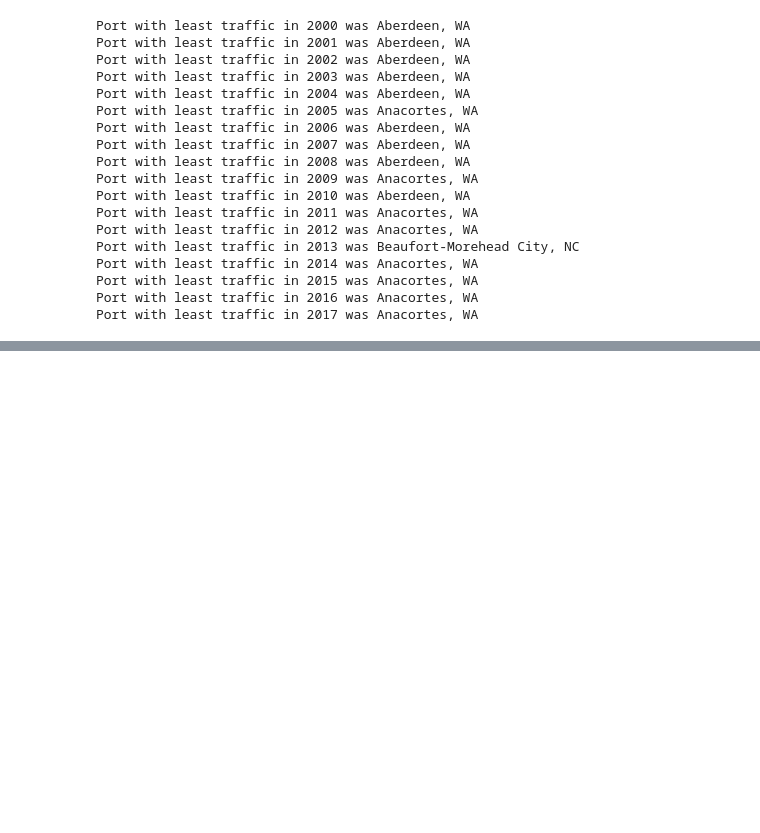
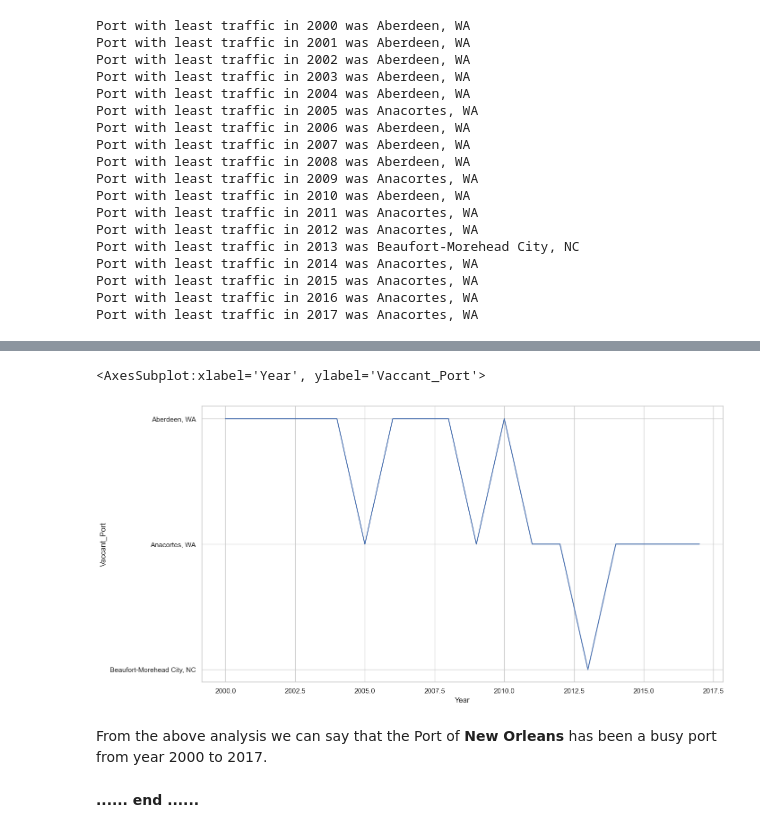
Before and after one commit to gezish/create_sense, a Jupyter notebook: Visualization-EDA.ipynb, the cells around one changed output, grey strips where cells are left out. Saved outputs shown, nothing was run; the diff lists cells and outputs as text; code cells hidden in the pictures; blank space fills up the shorter version.

```diff
--- a/Visualization-EDA.ipynb
+++ b/Visualization-EDA.ipynb
@@ -203,0 +227,11 @@ AttributeError: 'function' object has no attribute 'sum'
+# %%
+sns.set_theme(style="whitegrid")
+plt.figure(figsize = (15,8))
+sns.lineplot('Year', 'Vaccant_Port',data=df1)
+# %% [output]
+<AxesSubplot:xlabel='Year', ylabel='Vaccant_Port'>
+[figure, added]
+# %% [markdown]
+From the above analysis we can say that the Port of **New Orleans** has been a busy port from year 2000 to 2017.
+# %% [markdown]
+**...... end ......**
```
Also changed, not shown: parts of 6 cells of this notebook.
